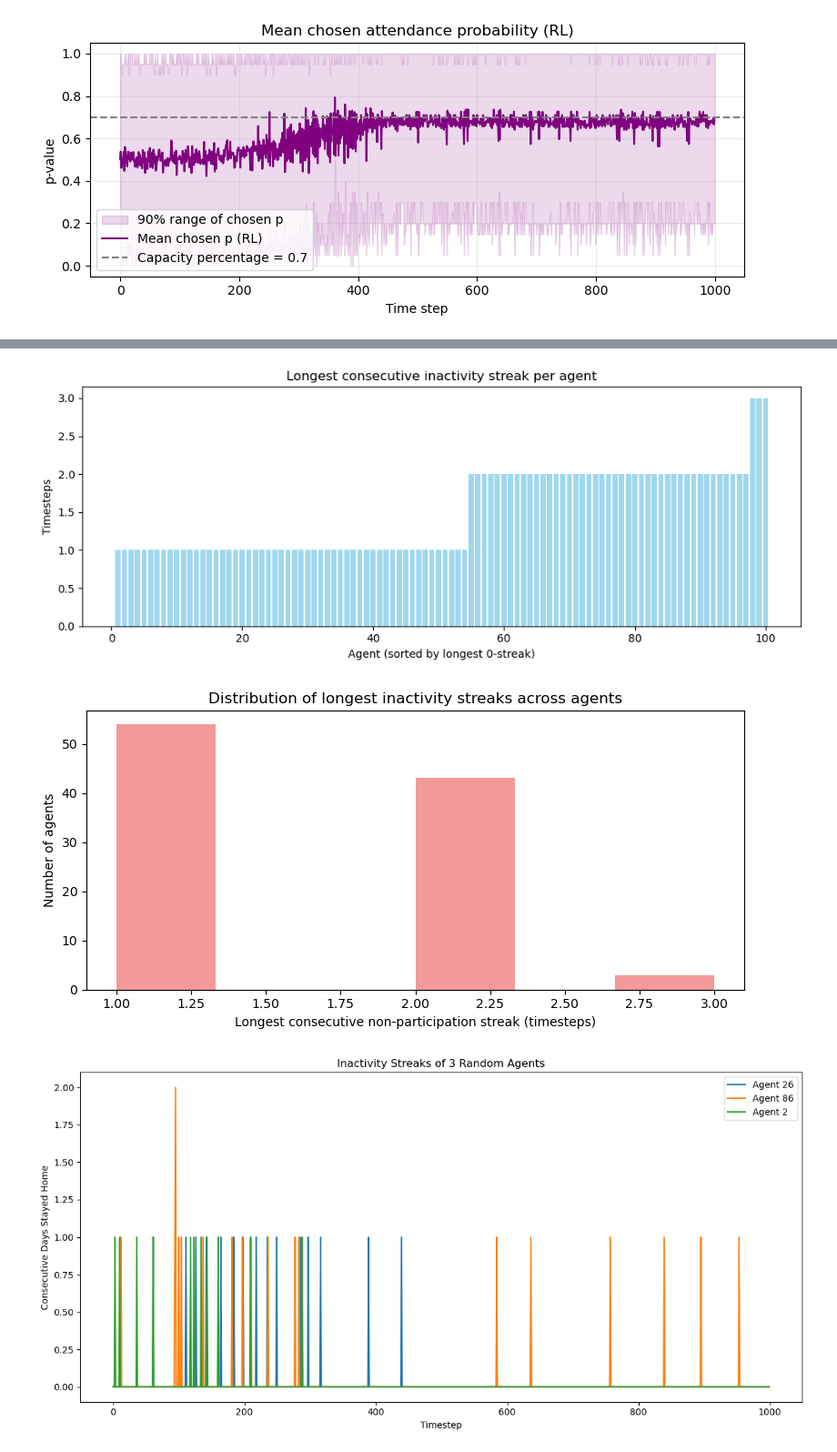
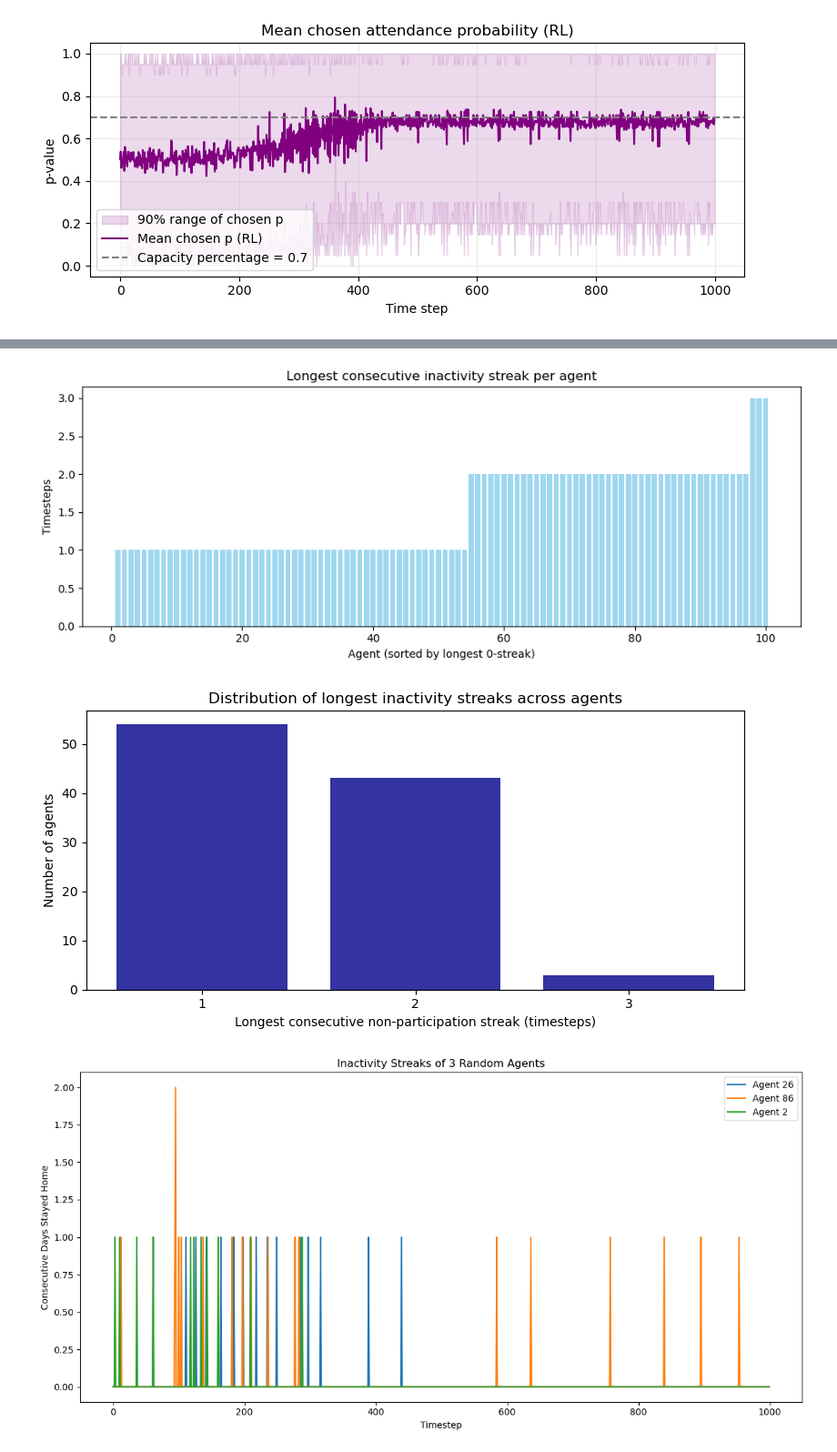
Before and after one commit to DragonsAreFuckingCool/discrete-probability-multi-agent-reinforcement-learning, a Jupyter notebook: IndividualPunishment.ipynb, the cells around one changed output, grey strips where cells are left out. Shown at 91% size. Saved outputs shown, nothing was run; the diff lists cells and outputs as text; code cells hidden in the pictures.

```diff
--- a/IndividualPunishment.ipynb
+++ b/IndividualPunishment.ipynb
@@ -265,14 +265,14 @@ if __name__ == "__main__":
 
     # Histogram: distribution of chosen p's in final window
     chosen_hist = res["chosen_history"]
-    final_window = 5 # do spisific numbers to see what happens at what times in the learning
+    final_window = 20 # do spisific numbers to see what happens at what times in the learning
     M = chosen_hist.max()
     w = min(final_window, chosen_hist.shape[0])
-    flat_idxs = chosen_hist[-w:, :].flatten()
+    flat_idxs = chosen_hist[-w:, :].flatten() #help
     p_values = flat_idxs / M
 
     plt.figure(figsize=(6, 3))
-    plt.hist(p_values, bins=M + 1, edgecolor='black', density=True)
+    plt.hist(p_values, bins=M + 1, edgecolor='black', color='rebeccapurple', density=True)
     plt.title(f"Distribution of chosen p over last {w} steps (all agents)")
     plt.xlabel("Chosen p")
     plt.ylabel("Relative frequency")
@@ -361,35 +361,41 @@ longest_zero_streaks = np.zeros(N, dtype=int)
 
 for i in range(N):
     longest = current = 0
     for a in actions[:, i]:
         if a == 0:
             current += 1
             longest = max(longest, current)
         else:
             current = 0
     longest_zero_streaks[i] = longest
 
 
 # --- Sorted bar plot ---
 plt.figure(figsize=(10, 4))
 plt.bar(np.arange(N)+1, np.sort(longest_zero_streaks), color="skyblue", alpha=0.8)
 plt.xlabel("Agent (sorted by longest 0-streak)")
 plt.ylabel("Timesteps")
 plt.title("Longest consecutive inactivity streak per agent")
 plt.tight_layout()
 plt.show()
 
 
+# Convert streak lengths into a bar plot
+unique_streaks, counts = np.unique(longest_zero_streaks, return_counts=True)
+
 plt.figure(figsize=(8, 4))
-plt.hist(longest_zero_streaks, bins = 6, color="lightcoral", alpha=0.8)
+plt.bar(unique_streaks, counts, color="darkblue", alpha=0.8)
+
 plt.xlabel("Longest consecutive non-participation streak (timesteps)")
 plt.ylabel("Number of agents")
 plt.title("Distribution of longest inactivity streaks across agents")
+
+plt.xticks(unique_streaks)  # show every streak value
 plt.tight_layout()
 plt.show()
 # %% [output]
 [figure]
-[figure, old version]
+[figure, new version]
 # %%
 def plot_inactivity_streaks(chosen_history, n_agents=3, seed=0):
     """
```
Also changed, not shown: parts of 7 cells of this notebook, 10 other files.
